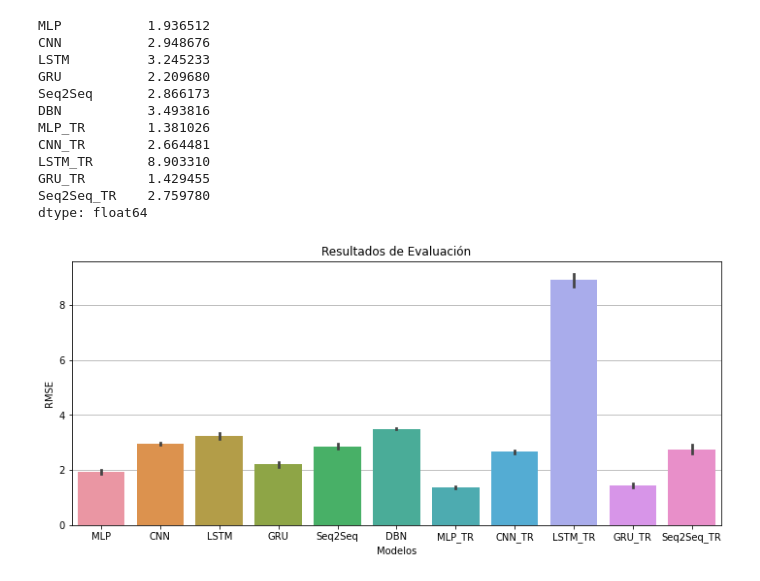
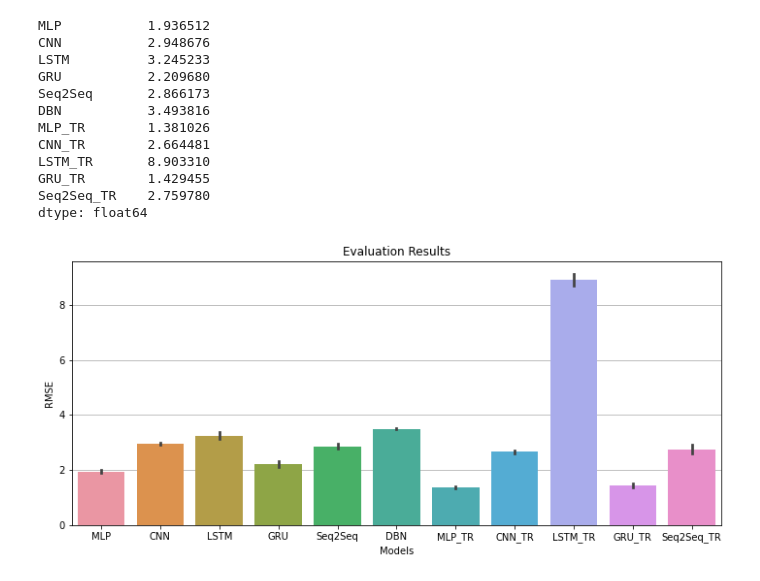
Before and after one commit to valegrei/gdp-growth-forecast, a Jupyter notebook: gdp_growth_forecasting/evaluacion/comparacion.ipynb, the cells around one changed output. Drawn from its saved outputs; the diff is of its cells as text; code cells hidden in the pictures.

```diff
--- a/gdp_growth_forecasting/evaluacion/comparacion.ipynb
+++ b/gdp_growth_forecasting/evaluacion/comparacion.ipynb
@@ -45,10 +45,10 @@ dtype: float64
 # %%
 fig, ax = plt.subplots(figsize=(12,5))
 sns.barplot(data=df_rmse, ax=ax)
 ax.set_axisbelow(True)
-ax.set_title('Resultados de Evaluación')
+ax.set_title('Evaluation Results')
 ax.set_ylabel('RMSE')
-ax.set_xlabel('Modelos')
+ax.set_xlabel('Models')
 plt.grid(True, axis='y')
 # %% [output]
-[figure, old version]
+[figure, new version]
```
Also changed, not shown: 4 other files.
